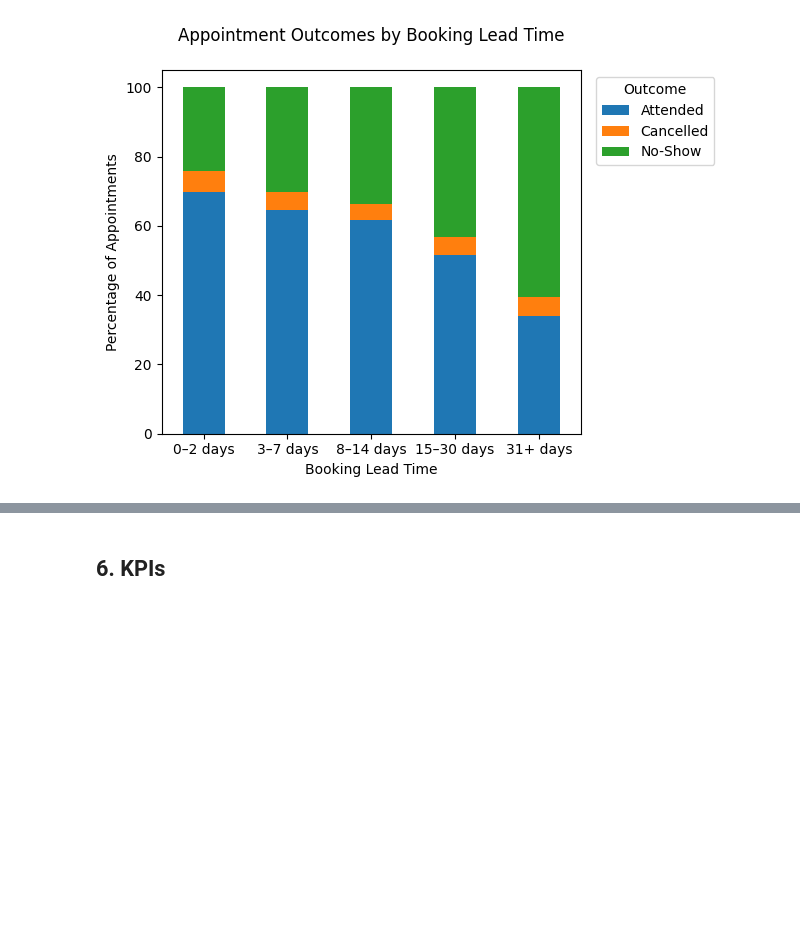
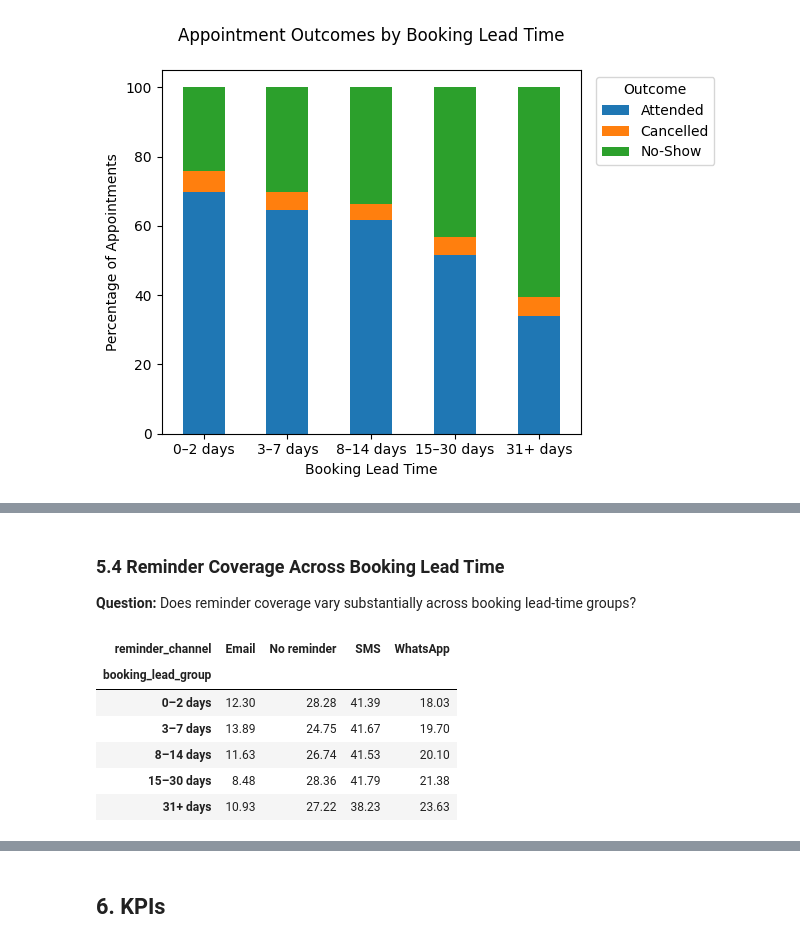
Before and after one commit to JhayceeCodes/HealthConnectDataAnalysis, a Jupyter notebook: healthconnect_analysis.ipynb, the cells around one changed output, grey strips where cells are left out. Drawn from its saved outputs; the diff is of its cells as text; code cells hidden in the pictures; blank space fills up the shorter version.

```diff
--- a/healthconnect_analysis.ipynb
+++ b/healthconnect_analysis.ipynb
@@ -536,0 +575,20 @@ lead_time_summary
+# %% [markdown]
+### 5.4 Reminder Coverage Across Booking Lead Time
+
+**Question:** Does reminder coverage vary substantially across booking lead-time groups?
+# %%
+reminder_coverage = pd.crosstab(
+    df["booking_lead_group"],
+    df["reminder_channel"],
+    normalize="index"
+) * 100
+
+reminder_coverage.round(2)
+# %% [output]
+| reminder_channel | Email | No reminder | SMS | WhatsApp |
+| booking_lead_group |  |  |  |  |
+| 0–2 days | 12.30 | 28.28 | 41.39 | 18.03 |
+| 3–7 days | 13.89 | 24.75 | 41.67 | 19.70 |
+| 8–14 days | 11.63 | 26.74 | 41.53 | 20.10 |
+| 15–30 days | 8.48 | 28.36 | 41.79 | 21.38 |
+| 31+ days | 10.93 | 27.22 | 38.23 | 23.63 |
```
Also changed, not shown: parts of 30 cells of this notebook.
